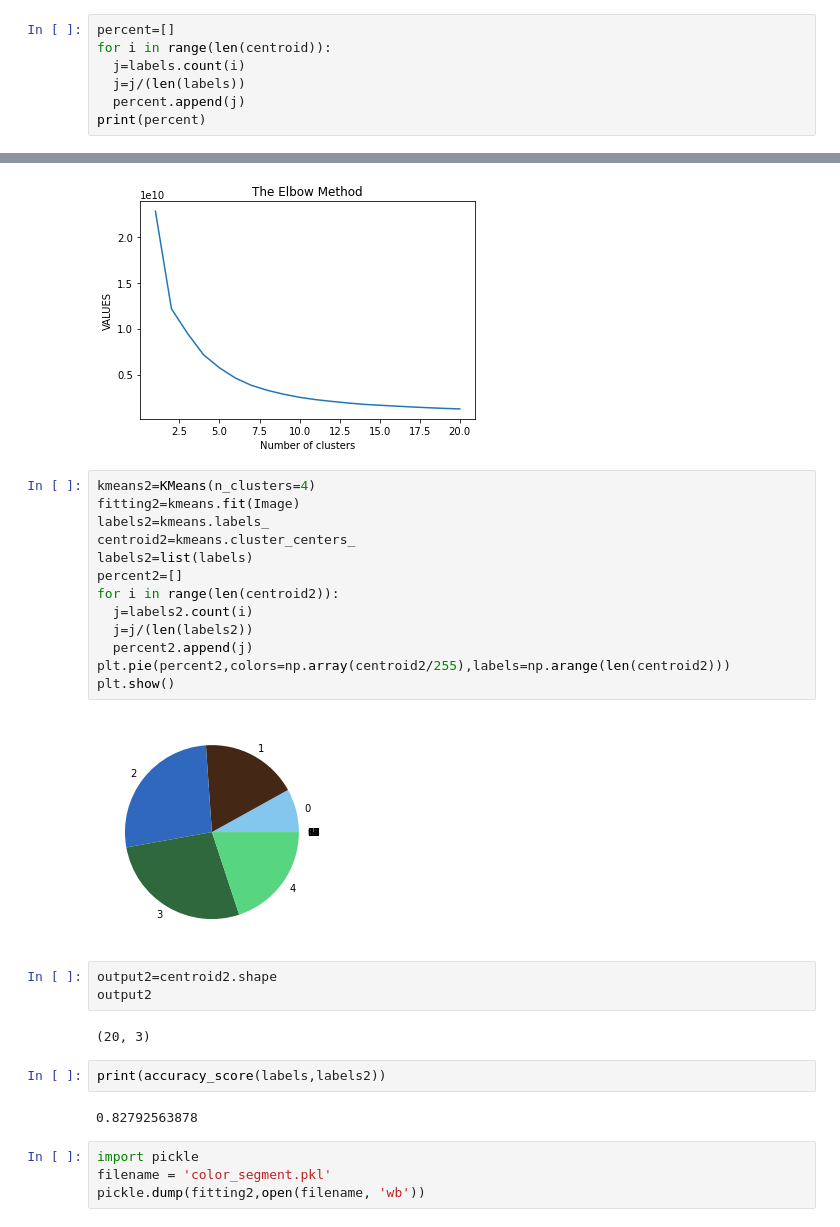
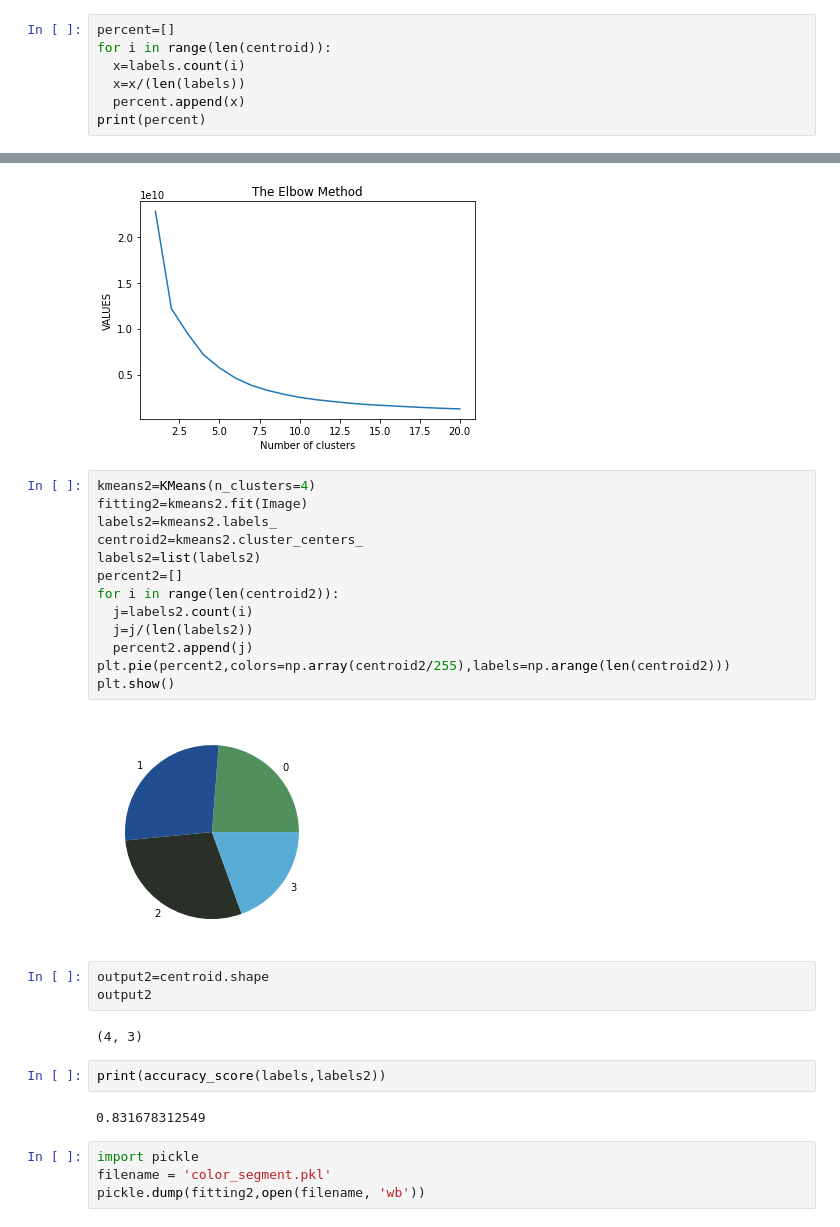
Before and after one commit to BALAVIDULA/Image_color_clustering, a Jupyter notebook: Color_Clustering.ipynb, the cells around one changed output, grey strips where cells are left out. Saved outputs shown, nothing was run; the diff lists cells and outputs as text.

```diff
--- a/Color_Clustering.ipynb
+++ b/Color_Clustering.ipynb
@@ -59,8 +59,8 @@ print(centroid)
 # %%
 percent=[]
 for i in range(len(centroid)):
-  j=labels.count(i)
-  j=j/(len(labels))
-  percent.append(j)
+  x=labels.count(i)
+  x=x/(len(labels))
+  percent.append(x)
 print(percent)
 # %% [output]
@@ -97,28 +97,28 @@ plt.show()
 [figure]
 # %%
 kmeans2=KMeans(n_clusters=4)
-fitting2=kmeans.fit(Image)
-labels2=kmeans.labels_
-centroid2=kmeans.cluster_centers_
-labels2=list(labels)
+fitting2=kmeans2.fit(Image)
+labels2=kmeans2.labels_
+centroid2=kmeans2.cluster_centers_
+labels2=list(labels2)
 percent2=[]
 for i in range(len(centroid2)):
   j=labels2.count(i)
   j=j/(len(labels2))
   percent2.append(j)
 plt.pie(percent2,colors=np.array(centroid2/255),labels=np.arange(len(centroid2)))
 plt.show()
 # %% [output]
-[figure, old version]
+[figure, new version]
 # %%
-output2=centroid2.shape
+output2=centroid.shape
 output2
 # %% [output]
-(20, 3)
+(4, 3)
 # %%
 print(accuracy_score(labels,labels2))
 # %% [output]
-0.82792563878
+0.831678312549
 # %%
 import pickle
 filename = 'color_segment.pkl'
```
Also changed, not shown: parts of 5 cells of this notebook.
